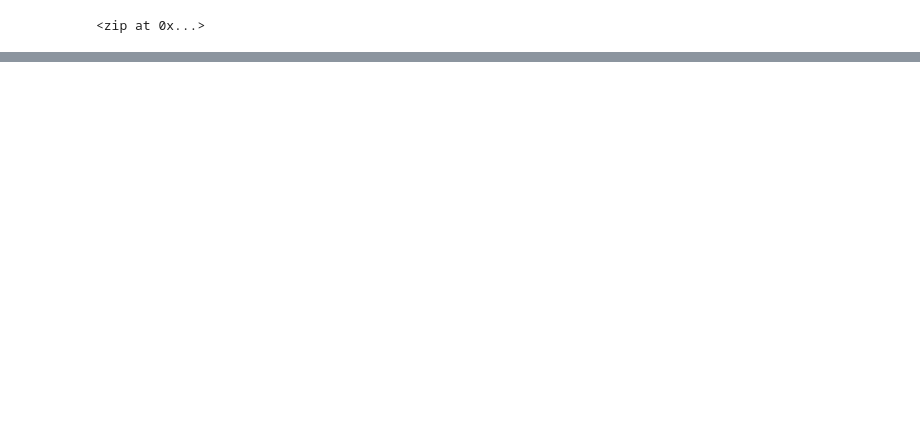
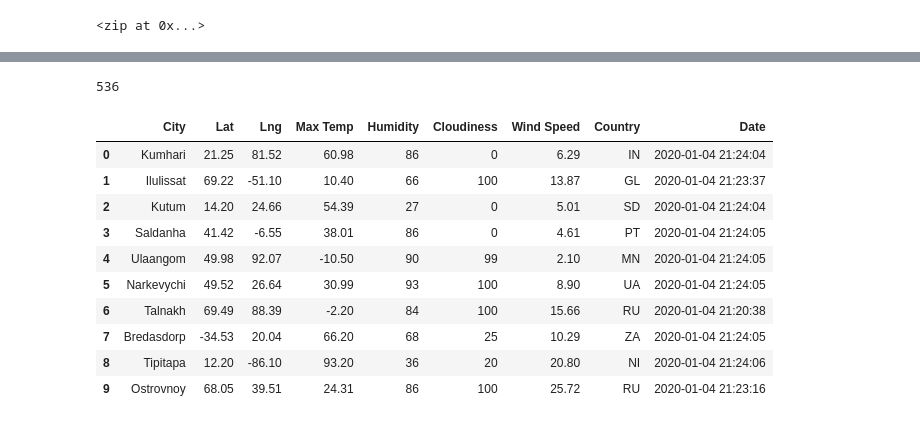
Before and after one commit to RudyR32/World_Weather_Analysis, a Jupyter notebook: WeatherPY.ipynb, the cells around one changed output, grey strips where cells are left out. Saved outputs shown, nothing was run; the diff lists cells and outputs as text; code cells hidden in the pictures; blank space fills up the shorter version.

```diff
--- a/WeatherPY.ipynb
+++ b/WeatherPY.ipynb
@@ -34,0 +39,4 @@ len(cities)
+# %%
+# Starting URL for Weather Map API Call.
+url = "http://api.openweathermap.org/data/2.5/weather?units=Imperial&APPID=" + weather_api_key
+print(url)
@@ -34,0 +48,10 @@ len(cities)
+# %%
+# Create an empty list to hold the weather data.
+city_data = []
+# Print the beginning of the logging.
+print("Beginning Data Retrieval     ")
+print("-----------------------------")
+
+# Create counters.
+record_count = 1
+set_count = 1
@@ -34,0 +138,20 @@ len(cities)
+# %%
+len(city_data)
+# %% [output]
+536
+# %%
+# Convert the array of dictionaries to a Pandas DataFrame.
+city_data_df = pd.DataFrame(city_data)
+city_data_df.head(10)
+# %% [output]
+|  | City | Lat | Lng | Max Temp | Humidity | Cloudiness | Wind Speed | Country | Date |
+| 0 | Kumhari | 21.25 | 81.52 | 60.98 | 86 | 0 | 6.29 | IN | 2020-01-04 21:24:04 |
+| 1 | Ilulissat | 69.22 | -51.10 | 10.40 | 66 | 100 | 13.87 | GL | 2020-01-04 21:23:37 |
+| 2 | Kutum | 14.20 | 24.66 | 54.39 | 27 | 0 | 5.01 | SD | 2020-01-04 21:24:04 |
+| 3 | Saldanha | 41.42 | -6.55 | 38.01 | 86 | 0 | 4.61 | PT | 2020-01-04 21:24:05 |
+| 4 | Ulaangom | 49.98 | 92.07 | -10.50 | 90 | 99 | 2.10 | MN | 2020-01-04 21:24:05 |
+| 5 | Narkevychi | 49.52 | 26.64 | 30.99 | 93 | 100 | 8.90 | UA | 2020-01-04 21:24:05 |
+| 6 | Talnakh | 69.49 | 88.39 | -2.20 | 84 | 100 | 15.66 | RU | 2020-01-04 21:20:38 |
+| 7 | Bredasdorp | -34.53 | 20.04 | 66.20 | 68 | 25 | 10.29 | ZA | 2020-01-04 21:24:05 |
+| 8 | Tipitapa | 12.20 | -86.10 | 93.20 | 36 | 20 | 20.80 | NI | 2020-01-04 21:24:06 |
+| 9 | Ostrovnoy | 68.05 | 39.51 | 24.31 | 86 | 100 | 25.72 | RU | 2020-01-04 21:23:16 |
```
Also changed, not shown: parts of 12 cells of this notebook, 4 other files.
